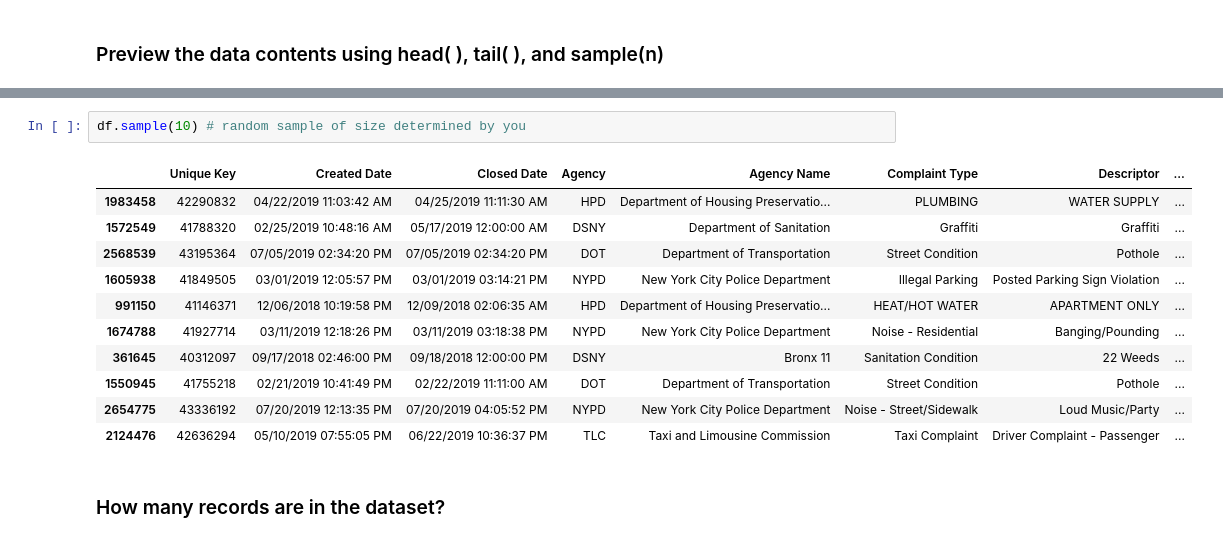
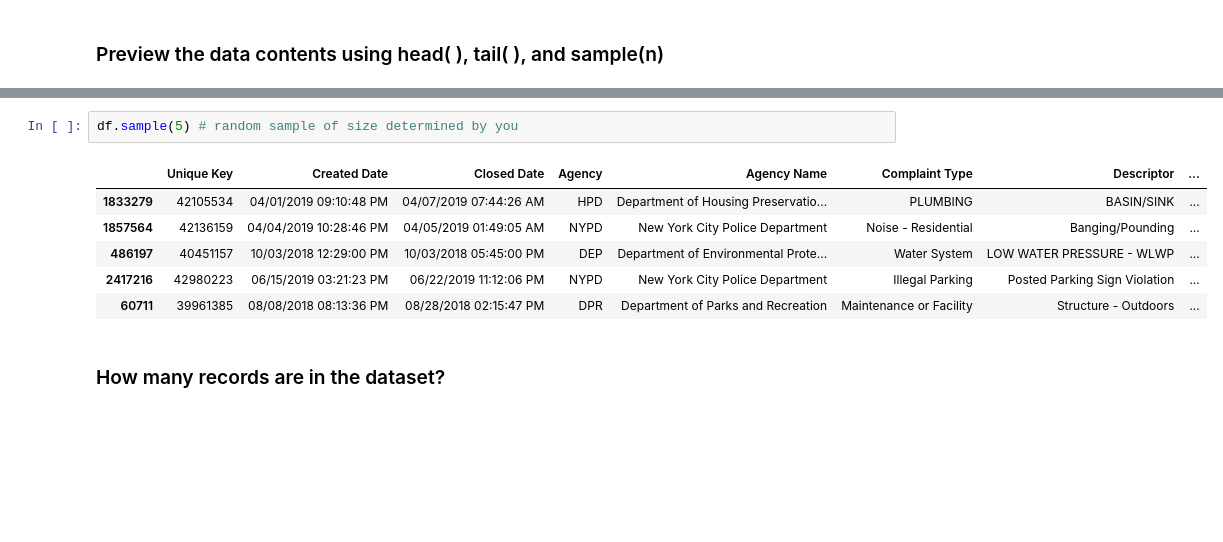
Before and after one commit to afeld/python-public-policy, a Jupyter notebook: lecture_0.ipynb, the cells around one changed output, grey strips where cells are left out. Cells and saved outputs as stored; diff of their text form; blank space fills up the shorter version.

```diff
--- a/lecture_0.ipynb
+++ b/lecture_0.ipynb
@@ -46,19 +60,14 @@ df.tail() # last 5
 | 2859198 | 43622055 | 08/24/2019 02:00:54 AM | NaN | NYPD | New York City Police Department | Noise - Street/Sidewalk | Loud Music/Party | ... |
 | 2859199 | 43623704 | 08/24/2019 02:00:56 AM | NaN | NYPD | New York City Police Department | Noise - Vehicle | Car/Truck Music | ... |
 # %%
-df.sample(10) # random sample of size determined by you
+df.sample(5) # random sample of size determined by you
 # %% [output]
 |  | Unique Key | Created Date | Closed Date | Agency | Agency Name | Complaint Type | Descriptor | ... |
-| 1983458 | 42290832 | 04/22/2019 11:03:42 AM | 04/25/2019 11:11:30 AM | HPD | Department of Housing Preservatio... | PLUMBING | WATER SUPPLY | ... |
-| 1572549 | 41788320 | 02/25/2019 10:48:16 AM | 05/17/2019 12:00:00 AM | DSNY | Department of Sanitation | Graffiti | Graffiti | ... |
-| 2568539 | 43195364 | 07/05/2019 02:34:20 PM | 07/05/2019 02:34:20 PM | DOT | Department of Transportation | Street Condition | Pothole | ... |
-| 1605938 | 41849505 | 03/01/2019 12:05:57 PM | 03/01/2019 03:14:21 PM | NYPD | New York City Police Department | Illegal Parking | Posted Parking Sign Violation | ... |
-| 991150 | 41146371 | 12/06/2018 10:19:58 PM | 12/09/2018 02:06:35 AM | HPD | Department of Housing Preservatio... | HEAT/HOT WATER | APARTMENT ONLY | ... |
-| 1674788 | 41927714 | 03/11/2019 12:18:26 PM | 03/11/2019 03:18:38 PM | NYPD | New York City Police Department | Noise - Residential | Banging/Pounding | ... |
-| 361645 | 40312097 | 09/17/2018 02:46:00 PM | 09/18/2018 12:00:00 PM | DSNY | Bronx 11 | Sanitation Condition | 22 Weeds | ... |
-| 1550945 | 41755218 | 02/21/2019 10:41:49 PM | 02/22/2019 11:11:00 AM | DOT | Department of Transportation | Street Condition | Pothole | ... |
-| 2654775 | 43336192 | 07/20/2019 12:13:35 PM | 07/20/2019 04:05:52 PM | NYPD | New York City Police Department | Noise - Street/Sidewalk | Loud Music/Party | ... |
-| 2124476 | 42636294 | 05/10/2019 07:55:05 PM | 06/22/2019 10:36:37 PM | TLC | Taxi and Limousine Commission | Taxi Complaint | Driver Complaint - Passenger | ... |
+| 1833279 | 42105534 | 04/01/2019 09:10:48 PM | 04/07/2019 07:44:26 AM | HPD | Department of Housing Preservatio... | PLUMBING | BASIN/SINK | ... |
+| 1857564 | 42136159 | 04/04/2019 10:28:46 PM | 04/05/2019 01:49:05 AM | NYPD | New York City Police Department | Noise - Residential | Banging/Pounding | ... |
+| 486197 | 40451157 | 10/03/2018 12:29:00 PM | 10/03/2018 05:45:00 PM | DEP | Department of Environmental Prote... | Water System | LOW WATER PRESSURE - WLWP | ... |
+| 2417216 | 42980223 | 06/15/2019 03:21:23 PM | 06/22/2019 11:12:06 PM | NYPD | New York City Police Department | Illegal Parking | Posted Parking Sign Violation | ... |
+| 60711 | 39961385 | 08/08/2018 08:13:36 PM | 08/28/2018 02:15:47 PM | DPR | Department of Parks and Recreation | Maintenance or Facility | Structure - Outdoors | ... |
 # %% [markdown]
 ### How many records are in the dataset?
 # %% [markdown]
```
Also changed, not shown: parts of 4 cells of this notebook.
